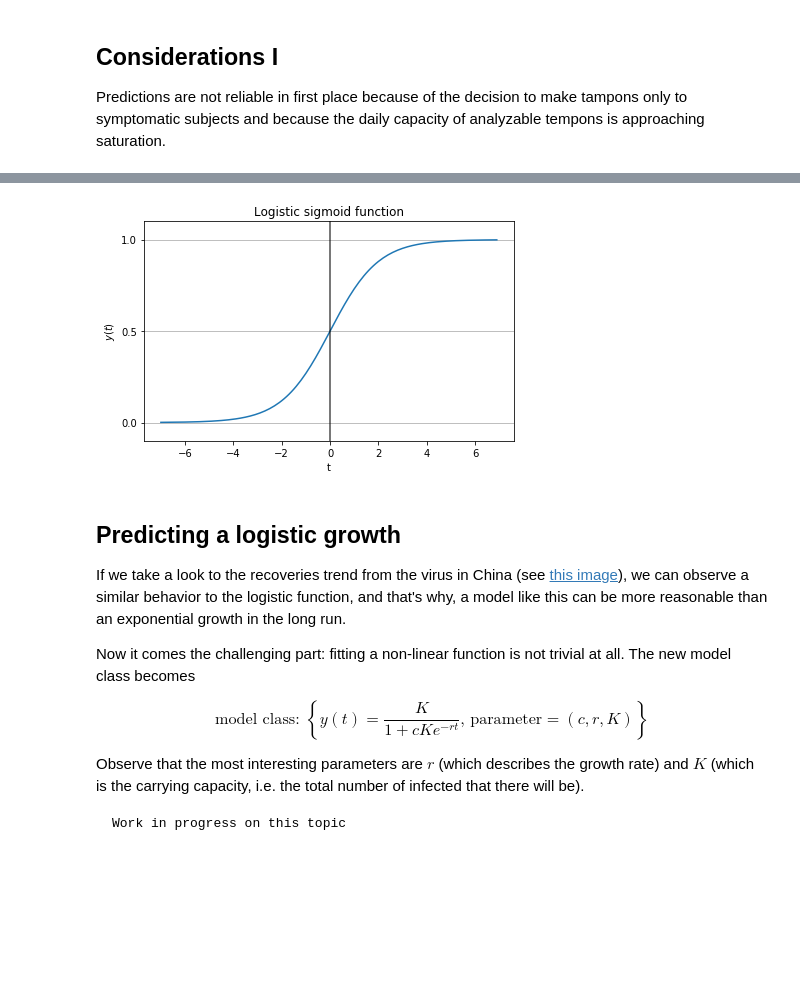
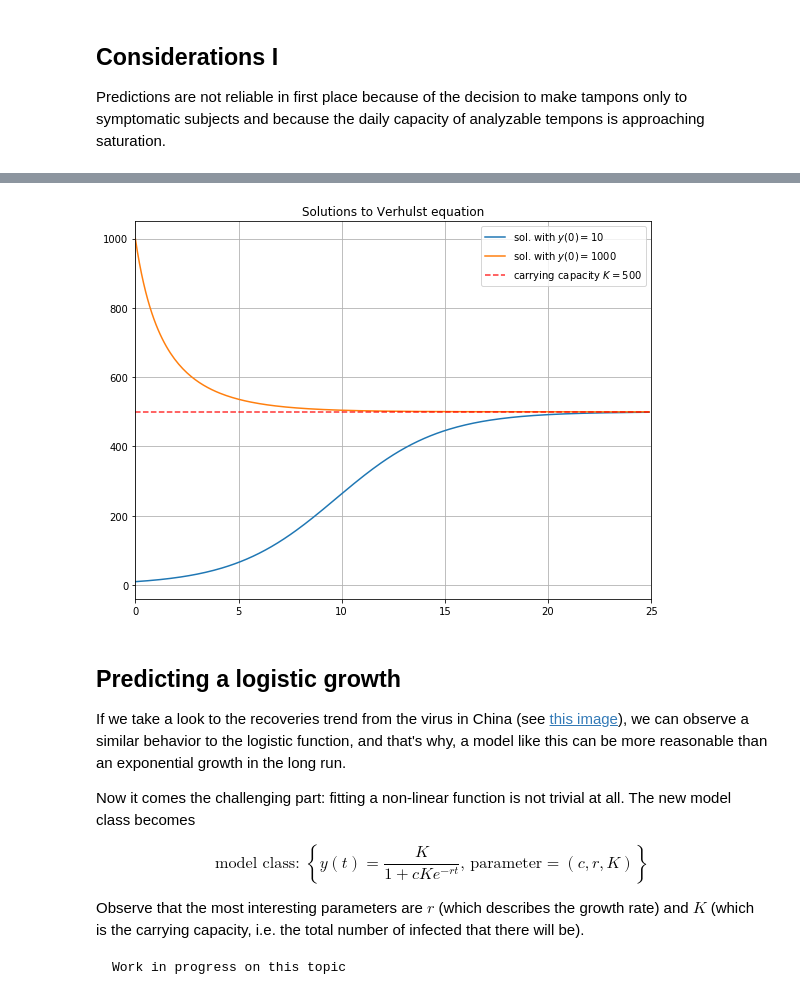
Before and after one commit to pietroventurini/predict-COVID19, a Jupyter notebook: Predicting_the_spread_of_COVID_19.ipynb, the cells around one changed output, grey strips where cells are left out. Saved outputs shown, nothing was run; the diff lists cells and outputs as text; code cells hidden in the pictures; blank space fills up the shorter version.

```diff
--- a/Predicting_the_spread_of_COVID_19.ipynb
+++ b/Predicting_the_spread_of_COVID_19.ipynb
@@ -178,23 +185,25 @@ A logistic function has the following shape:
-# %%
-def sigmoid(t):
-    return 1.0 / (1.0 + np.exp(-t))
-
-# plotting a logistic sigmoid function
-t = np.arange(-7, 7, 0.1)
-y_t = sigmoid(t)
-plt.plot(t, y_t)
-plt.axvline(x=0.0, color='k', alpha=0.7)
-plt.ylim(-0.1, 1.1)
-plt.yticks([0.0, 0.5, 1.0])
-plt.title('Logistic sigmoid function')
-plt.xlabel('t')
-plt.ylabel(r'$y(t)$')
-ax = plt.gca()
-ax.yaxis.grid(True)
-plt.tight_layout()
-plt.show()
-# %% [output]
-[figure, removed]
+# %%
+def logistic(t, K, r, y0):
+  return K / (1.0 + (1.0/y0 - 1.0/K) * K * np.exp(-r * t))
+
+K = 500
+r = 0.4
+
+t = np.arange(0, 25, 0.1)
+y_t = logistic(t, K, r, y0=10)
+plt.subplots(figsize=(8,6))
+plt.plot(t, y_t, label=r'sol. with $y(0)={10}$')
+y_t = logistic(t, K, r, y0=1000)
+plt.plot(t, y_t, label=r'sol. with $y(0)={1000}$')
+plt.plot([0,25],[K, K], c='r', linestyle='dashed', alpha=0.8, label='carrying capacity $K={}$'.format(K))
+plt.title('Solutions to Verhulst equation')
+plt.xlim(0, 25)
+plt.grid(True)
+plt.legend(loc='best')
+plt.tight_layout()
+plt.show()
+# %% [output]
+[figure, added]
 # %% [markdown]
 ## Predicting a logistic growth
 
```
Also changed, not shown: parts of 6 cells of this notebook.
